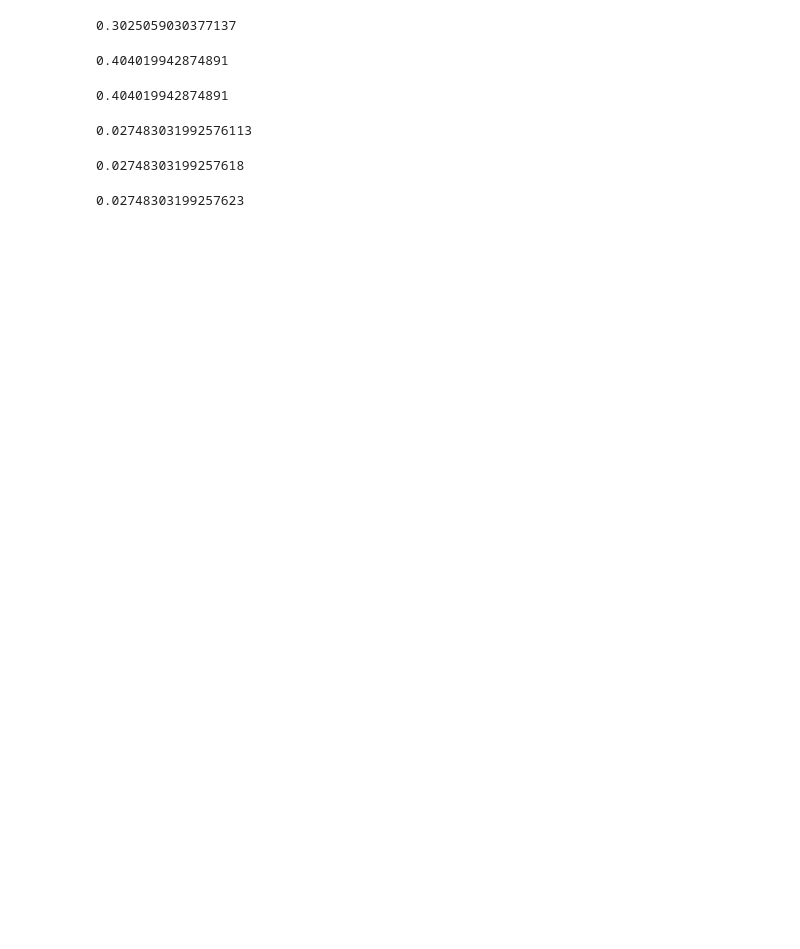
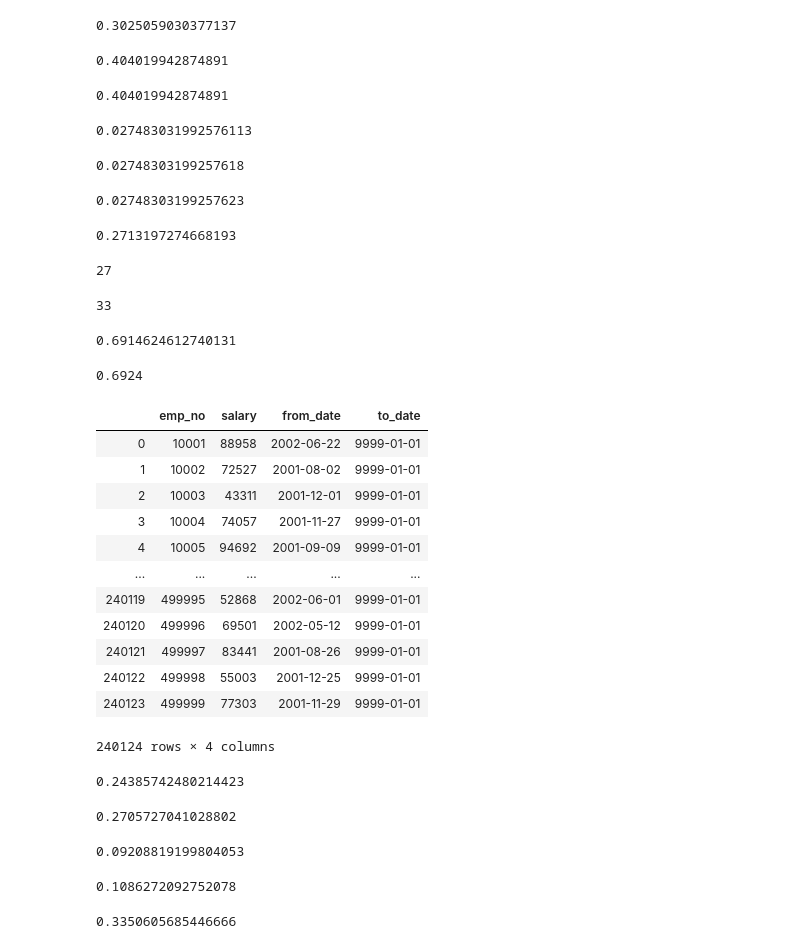
Before and after one commit to CodeupClassroom/bayes-statistics-exercises, a Jupyter notebook: distributions-exercise.ipynb, the cells around one changed output. Cells and saved outputs as stored; diff of their text form; code cells hidden in the pictures; blank space fills up the shorter version.

```diff
--- a/distributions-exercise.ipynb
+++ b/distributions-exercise.ipynb
@@ -190,3 +179,80 @@ p_not_cleaned * p_not_cleaned
 stats.binom(n_students * 2, p).pmf(0)
 # %% [output]
 0.02748303199257623
+# %%
+stats.binom(n_students, p).pmf(2)
+# %% [output]
+0.2713197274668193
+# %%
+# 6
+
+# we need 10 minutes to get our order + 15 minutes to eat + 2 mins to order
+# so the line can't take longer than
+constant_time_to_eat = 2 + 10 + 15
+constant_time_to_eat
+# %% [output]
+27
+# %%
+time_for_lunch = 60
+max_time_to_wait_in_line = time_for_lunch - constant_time_to_eat
+max_time_to_wait_in_line
+# %% [output]
+33
+# %%
+# from avg, sd # of people -> avg, sd wait time
+avg_wait_time = 15 * 2 # person * time to order per person
+sd = 3 * 2
+
+stats.norm(avg_wait_time, sd).cdf(max_time_to_wait_in_line)
+# %% [output]
+0.6914624612740131
+# %%
+(np.random.normal(avg_wait_time, sd, 10_000) <= 33).mean()
+# %% [output]
+0.6924
+# %%
+# 7
+
+import env
+
+url = f'mysql+pymysql://{env.user}:{env.password}@{env.host}/employees'
+query = 'SELECT * FROM salaries WHERE to_date > NOW()'
+salaries = pd.read_sql(query, url)
+salaries
+# %% [output]
+|  | emp_no | salary | from_date | to_date |
+| 0 | 10001 | 88958 | 2002-06-22 | 9999-01-01 |
+| 1 | 10002 | 72527 | 2001-08-02 | 9999-01-01 |
+| 2 | 10003 | 43311 | 2001-12-01 | 9999-01-01 |
+| 3 | 10004 | 74057 | 2001-11-27 | 9999-01-01 |
+| 4 | 10005 | 94692 | 2001-09-09 | 9999-01-01 |
+| ... | ... | ... | ... | ... |
+| 240119 | 499995 | 52868 | 2002-06-01 | 9999-01-01 |
+| 240120 | 499996 | 69501 | 2002-05-12 | 9999-01-01 |
+| 240121 | 499997 | 83441 | 2001-08-26 | 9999-01-01 |
+| 240122 | 499998 | 55003 | 2001-12-25 | 9999-01-01 |
+| 240123 | 499999 | 77303 | 2001-11-29 | 9999-01-01 |
+240124 rows × 4 columns
+# %%
+μ, σ = salaries.salary.mean(), salaries.salary.std()
+dist = stats.norm(μ, σ)
+
+dist.cdf(60_000)
+# %% [output]
+0.24385742480214423
+# %%
+(salaries.salary < 60_000).mean()
+# %% [output]
+0.2705727041028802
+# %%
+dist.sf(95_000)
+# %% [output]
+0.09208819199804053
+# %%
+(salaries.salary > 95_000).mean()
+# %% [output]
+0.1086272092752078
+# %%
+dist.cdf(80_000) - dist.cdf(65_000)
+# %% [output]
+0.3350605685446666
```
Also changed, not shown: parts of 23 cells of this notebook, 1 other file.
